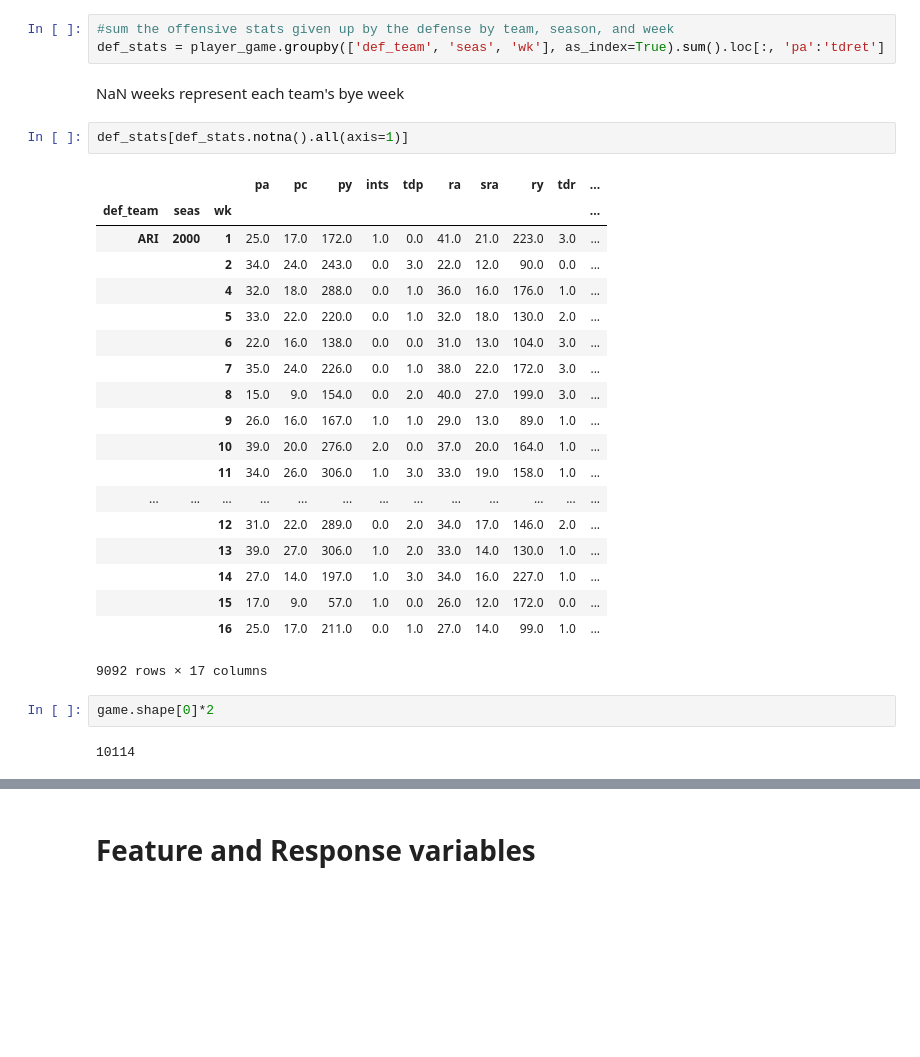
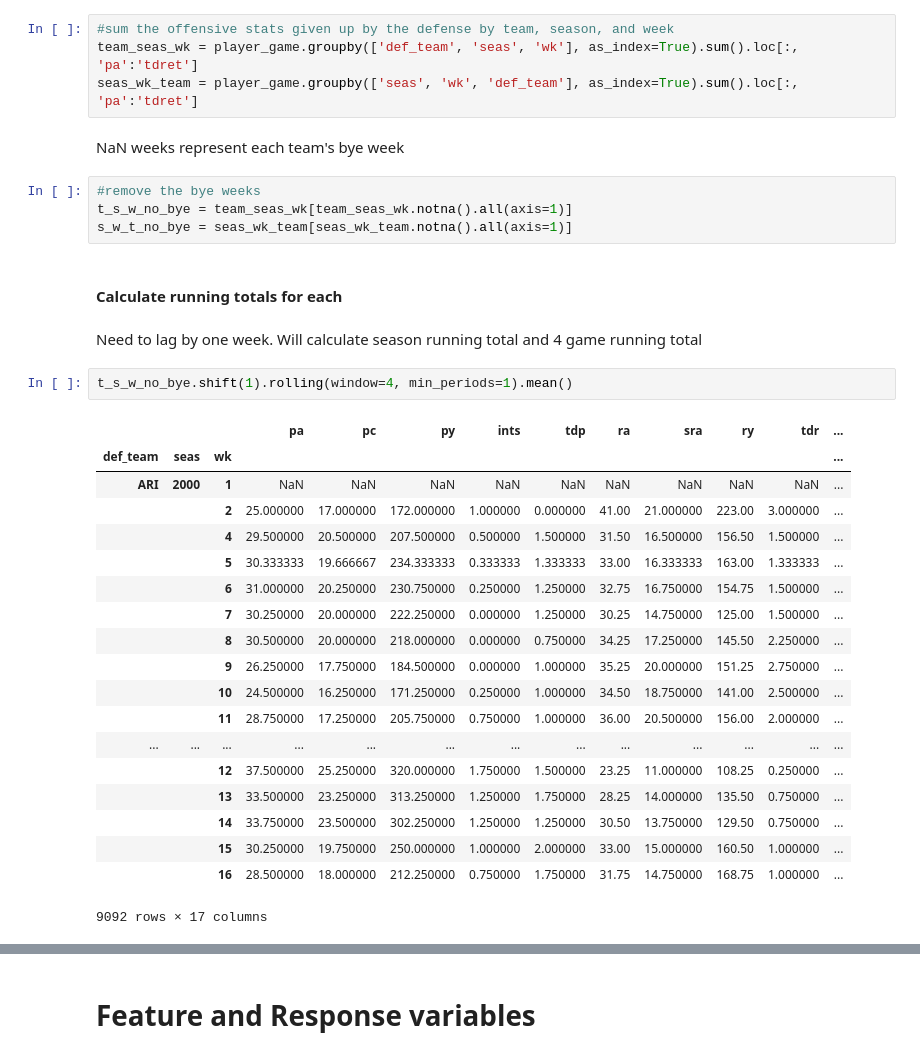
Before and after one commit to jchristo12/fantasy_football, a Jupyter notebook: analysis/feature_analysis.ipynb, the cells around one changed output, grey strips where cells are left out. Drawn from its saved outputs; the diff is of its cells as text; blank space fills up the shorter version.

Commit message:
Add code to calculate rolling offensive stats given up

```diff
--- a/analysis/feature_analysis.ipynb
+++ b/analysis/feature_analysis.ipynb
@@ -410,31 +404,36 @@ for c in cols_needed:
 # %%
 #sum the offensive stats given up by the defense by team, season, and week
-def_stats = player_game.groupby(['def_team', 'seas', 'wk'], as_index=True).sum().loc[:, 'pa':'tdret']
+team_seas_wk = player_game.groupby(['def_team', 'seas', 'wk'], as_index=True).sum().loc[:, 'pa':'tdret']
+seas_wk_team = player_game.groupby(['seas', 'wk', 'def_team'], as_index=True).sum().loc[:, 'pa':'tdret']
 # %% [markdown]
 NaN weeks represent each team's bye week
-# %%
-def_stats[def_stats.notna().all(axis=1)]
-# %% [output]
-|  |  |  | pa | pc | py | ints | tdp | ra | sra | ry | tdr | ... |
-| def_team | seas | wk |  |  |  |  |  |  |  |  |  | ... |
-| ARI | 2000 | 1 | 25.0 | 17.0 | 172.0 | 1.0 | 0.0 | 41.0 | 21.0 | 223.0 | 3.0 | ... |
-|  |  | 2 | 34.0 | 24.0 | 243.0 | 0.0 | 3.0 | 22.0 | 12.0 | 90.0 | 0.0 | ... |
-|  |  | 4 | 32.0 | 18.0 | 288.0 | 0.0 | 1.0 | 36.0 | 16.0 | 176.0 | 1.0 | ... |
-|  |  | 5 | 33.0 | 22.0 | 220.0 | 0.0 | 1.0 | 32.0 | 18.0 | 130.0 | 2.0 | ... |
-|  |  | 6 | 22.0 | 16.0 | 138.0 | 0.0 | 0.0 | 31.0 | 13.0 | 104.0 | 3.0 | ... |
-|  |  | 7 | 35.0 | 24.0 | 226.0 | 0.0 | 1.0 | 38.0 | 22.0 | 172.0 | 3.0 | ... |
-|  |  | 8 | 15.0 | 9.0 | 154.0 | 0.0 | 2.0 | 40.0 | 27.0 | 199.0 | 3.0 | ... |
-|  |  | 9 | 26.0 | 16.0 | 167.0 | 1.0 | 1.0 | 29.0 | 13.0 | 89.0 | 1.0 | ... |
-|  |  | 10 | 39.0 | 20.0 | 276.0 | 2.0 | 0.0 | 37.0 | 20.0 | 164.0 | 1.0 | ... |
-|  |  | 11 | 34.0 | 26.0 | 306.0 | 1.0 | 3.0 | 33.0 | 19.0 | 158.0 | 1.0 | ... |
-| ... | ... | ... | ... | ... | ... | ... | ... | ... | ... | ... | ... | ... |
-|  |  | 12 | 31.0 | 22.0 | 289.0 | 0.0 | 2.0 | 34.0 | 17.0 | 146.0 | 2.0 | ... |
-|  |  | 13 | 39.0 | 27.0 | 306.0 | 1.0 | 2.0 | 33.0 | 14.0 | 130.0 | 1.0 | ... |
-|  |  | 14 | 27.0 | 14.0 | 197.0 | 1.0 | 3.0 | 34.0 | 16.0 | 227.0 | 1.0 | ... |
-|  |  | 15 | 17.0 | 9.0 | 57.0 | 1.0 | 0.0 | 26.0 | 12.0 | 172.0 | 0.0 | ... |
-|  |  | 16 | 25.0 | 17.0 | 211.0 | 0.0 | 1.0 | 27.0 | 14.0 | 99.0 | 1.0 | ... |
-9092 rows × 17 columns
-# %%
-game.shape[0]*2
-# %% [output]
-10114
+# %%
+#remove the bye weeks
+t_s_w_no_bye = team_seas_wk[team_seas_wk.notna().all(axis=1)]
+s_w_t_no_bye = seas_wk_team[seas_wk_team.notna().all(axis=1)]
+# %% [markdown]
+#### Calculate running totals for each
+# %% [markdown]
+Need to lag by one week. Will calculate season running total and 4 game running total
+# %%
+t_s_w_no_bye.shift(1).rolling(window=4, min_periods=1).mean()
+# %% [output]
+|  |  |  | pa | pc | py | ints | tdp | ra | sra | ry | tdr | ... |
+| def_team | seas | wk |  |  |  |  |  |  |  |  |  | ... |
+| ARI | 2000 | 1 | NaN | NaN | NaN | NaN | NaN | NaN | NaN | NaN | NaN | ... |
+|  |  | 2 | 25.000000 | 17.000000 | 172.000000 | 1.000000 | 0.000000 | 41.00 | 21.000000 | 223.00 | 3.000000 | ... |
+|  |  | 4 | 29.500000 | 20.500000 | 207.500000 | 0.500000 | 1.500000 | 31.50 | 16.500000 | 156.50 | 1.500000 | ... |
+|  |  | 5 | 30.333333 | 19.666667 | 234.333333 | 0.333333 | 1.333333 | 33.00 | 16.333333 | 163.00 | 1.333333 | ... |
+|  |  | 6 | 31.000000 | 20.250000 | 230.750000 | 0.250000 | 1.250000 | 32.75 | 16.750000 | 154.75 | 1.500000 | ... |
+|  |  | 7 | 30.250000 | 20.000000 | 222.250000 | 0.000000 | 1.250000 | 30.25 | 14.750000 | 125.00 | 1.500000 | ... |
+|  |  | 8 | 30.500000 | 20.000000 | 218.000000 | 0.000000 | 0.750000 | 34.25 | 17.250000 | 145.50 | 2.250000 | ... |
+|  |  | 9 | 26.250000 | 17.750000 | 184.500000 | 0.000000 | 1.000000 | 35.25 | 20.000000 | 151.25 | 2.750000 | ... |
+|  |  | 10 | 24.500000 | 16.250000 | 171.250000 | 0.250000 | 1.000000 | 34.50 | 18.750000 | 141.00 | 2.500000 | ... |
+|  |  | 11 | 28.750000 | 17.250000 | 205.750000 | 0.750000 | 1.000000 | 36.00 | 20.500000 | 156.00 | 2.000000 | ... |
+| ... | ... | ... | ... | ... | ... | ... | ... | ... | ... | ... | ... | ... |
+|  |  | 12 | 37.500000 | 25.250000 | 320.000000 | 1.750000 | 1.500000 | 23.25 | 11.000000 | 108.25 | 0.250000 | ... |
+|  |  | 13 | 33.500000 | 23.250000 | 313.250000 | 1.250000 | 1.750000 | 28.25 | 14.000000 | 135.50 | 0.750000 | ... |
+|  |  | 14 | 33.750000 | 23.500000 | 302.250000 | 1.250000 | 1.250000 | 30.50 | 13.750000 | 129.50 | 0.750000 | ... |
+|  |  | 15 | 30.250000 | 19.750000 | 250.000000 | 1.000000 | 2.000000 | 33.00 | 15.000000 | 160.50 | 1.000000 | ... |
+|  |  | 16 | 28.500000 | 18.000000 | 212.250000 | 0.750000 | 1.750000 | 31.75 | 14.750000 | 168.75 | 1.000000 | ... |
+9092 rows × 17 columns
```
Also changed, not shown: parts of 2 cells of this notebook.
